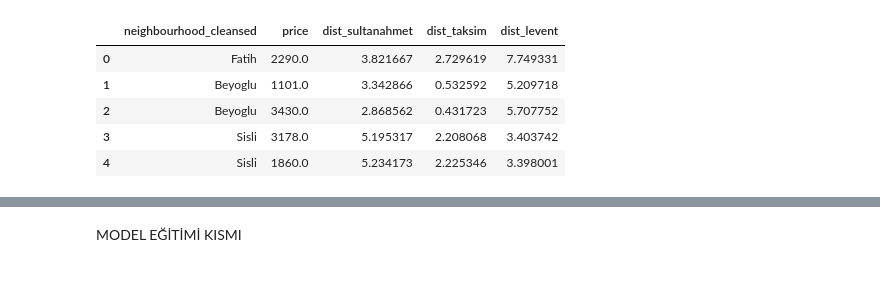
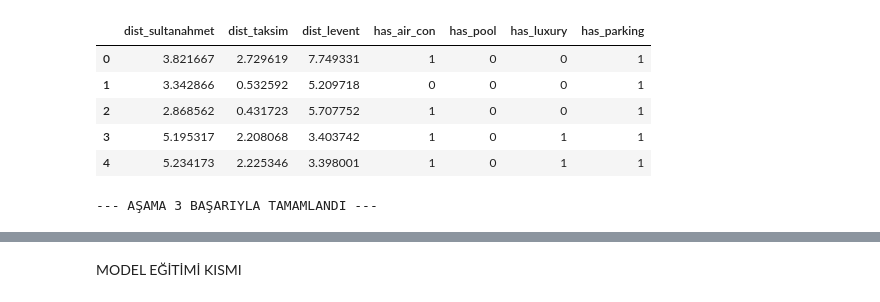
Before and after one commit to suleyolalan/AkilliSehir, a Jupyter notebook: notebooks/dataset_analys.ipynb, the cells around one changed output, grey strips where cells are left out. Drawn from its saved outputs; the diff is of its cells as text; code cells hidden in the pictures.

```diff
--- a/notebooks/dataset_analys.ipynb
+++ b/notebooks/dataset_analys.ipynb
@@ -4,21 +4,24 @@ import numpy as np
 import matplotlib.pyplot as plt
 import seaborn as sns
 
-# 1. Veriyi okuyalım (Hata almamak için bu satır mutlaka olmalı)
+print("--- 1. BLOK: VERİ YÜKLEME VE KEŞİFSEL ANALİZ BAŞLADI ---")
+
+# 1. Veriyi okuyalım
 df = pd.read_csv('../data/listings.csv')
 
-# 2. Analiz için gerekli sütunları seçelim
-cols_to_keep = ['price', 'neighbourhood_cleansed', 'room_type', 'accommodates',
+# 2. Hibrit model ve öznitelik mühendisliği için gerekli TÜM sütunları seçelim
+# GÜNCELLEME: 'id' ve 'amenities' sütunları sonraki birleştirmeler ve lüks olanak türetimleri için eklendi.
+cols_to_keep = ['id', 'price', 'neighbourhood_cleansed', 'room_type', 'accommodates',
                 'bathrooms_text', 'bedrooms', 'beds', 'number_of_reviews',
-                'review_scores_rating', 'latitude', 'longitude']
+                'review_scores_rating', 'latitude', 'longitude', 'amenities']
 
 df_subset = df[cols_to_keep].copy()
 
-# 3. Fiyat sütununu temizleyelim (SyntaxWarning hatası için 'r' eklendi)
+# 3. Fiyat sütununu temizleyelim (SyntaxWarning hatası engellendi)
 df_subset['price'] = df_subset['price'].replace(r'[\$,]', '', regex=True).astype(float)
 
 # 4. Temel istatistikleri ve eksik verileri görelim
-print("--- Eksik Veri Durumu ---")
+print("\n--- Eksik Veri Durumu ---")
 print(df_subset.isnull().sum())
 print("\n--- Veri Seti Özeti ---")
 display(df_subset.describe())
@@ -128,29 +146,43 @@ Matematiksel olarak hesaplanan fiyat sınırları: -2052.375 TL - 7804.625 TL
 # %%
 import numpy as np
+import pandas as pd
 
-# Haversine Formülü ile Uzaklık Hesaplama Fonksiyonu (BU KISIM KALMALI)
-def haversine(lat1, lon1, lat2, lon2):
-    R = 6371  # Dünya'nın yarıçapı (km)
+print("--- AŞAMA 3: COĞRAFİ MESAFE HESAPLAMA VE AMENITIES ENCODING BAŞLADI ---")
+
+# ==========================================
+# 1. KISIM: COĞRAFİ ÇOK MERKEZLİ MESAFE HESAPLAMA (GIS)
+# ==========================================
+def haversine_vec(lat1, lon1, lat2, lon2):
     phi1, phi2 = np.radians(lat1), np.radians(lat2)
-    dphi = np.radians(lat2 - lat1)
-    dlambda = np.radians(lon2 - lon1)
+    return 2 * 6371 * np.arcsin(np.sqrt(np.sin(np.radians(lat2 - lat1) / 2)**2 + np.cos(phi1) * np.cos(phi2) * np.sin(np.radians(lon2 - lon1) / 2)**2))
 
-    a = np.sin(dphi / 2)**2 + np.cos(phi1) * np.cos(phi2) * np.sin(dlambda / 2)**2
-    res = 2 * R * np.arcsin(np.sqrt(a))
-    return res
-
-# İstanbul için kritik 3 merkezi odak noktası belirliyoruz
 centers = {
-    'dist_sultanahmet': (41.0085, 28.9802),  # Tarihi Merkez
-    'dist_taksim': (41.0369, 28.9775),       # Kültür/Eğlence Merkezi
-    'dist_levent': (41.0804, 29.0112)        # İş/Finans Merkezi
+    'dist_sultanahmet': (41.0085, 28.9802),
+    'dist_taksim': (41.0369, 28.9775),
+    'dist_levent': (41.0804, 29.0112)
 }
 
-# Her bir merkez için mesafe özniteliğini otomatik türetelim
 for c_name, coords in centers.items():
-    df_clean[c_name] = haversine(df_clean['latitude'], df_clean['longitude'], coords[0], coords[1])
+    df_clean[c_name] = haversine_vec(df_clean['latitude'], df_clean['longitude'], coords[0], coords[1])
 
-# Sonucu kontrol edelim
-print("Yeni çok merkezli mesafe özellikleri başarıyla eklendi.")
-display(df_clean[['neighbourhood_cleansed', 'price', 'dist_sultanahmet', 'dist_taksim', 'dist_levent']].head())
+print("-> Çok merkezli coğrafi mesafe özellikleri başarıyla eklendi.")
+
+
+# ==========================================
+# 2. KISIM: AMENITIES (OLANAKLAR) BINARY ENCODING
+# ==========================================
+# Senin yazdığın ve kontrolünü istediğin 4 kritik kelime filtreleme adımı tam olarak buradadır:
+critical_amenities = {
+    'has_air_con': 'air conditioning',
+    'has_pool': 'pool',
+    'has_luxury': 'jacuzzi|hot tub|sauna',
+    'has_parking': 'parking'
+}
+
+for feature_name, keyword in critical_amenities.items():
+    df_clean[feature_name] = df_clean['amenities'].str.lower().str.contains(keyword, regex=True, na=False).astype(int)
+
+print("-> Amenities sütunundan lüks ve konfor özellikleri başarıyla türetildi.")
+display(df_clean[['dist_sultanahmet', 'dist_taksim', 'dist_levent', 'has_air_con', 'has_pool', 'has_luxury', 'has_parking']].head())
+print("--- AŞAMA 3 BAŞARIYLA TAMAMLANDI ---")
 # %% [output]
@@ -158,6 +192,7 @@ Yeni çok merkezli mesafe özellikleri başarıyla eklendi.
-|  | neighbourhood_cleansed | price | dist_sultanahmet | dist_taksim | dist_levent |
-| 0 | Fatih | 2290.0 | 3.821667 | 2.729619 | 7.749331 |
-| 1 | Beyoglu | 1101.0 | 3.342866 | 0.532592 | 5.209718 |
-| 2 | Beyoglu | 3430.0 | 2.868562 | 0.431723 | 5.707752 |
-| 3 | Sisli | 3178.0 | 5.195317 | 2.208068 | 3.403742 |
-| 4 | Sisli | 1860.0 | 5.234173 | 2.225346 | 3.398001 |
+|  | dist_sultanahmet | dist_taksim | dist_levent | has_air_con | has_pool | has_luxury | has_parking |
+| 0 | 3.821667 | 2.729619 | 7.749331 | 1 | 0 | 0 | 1 |
+| 1 | 3.342866 | 0.532592 | 5.209718 | 0 | 0 | 0 | 1 |
+| 2 | 2.868562 | 0.431723 | 5.707752 | 1 | 0 | 0 | 1 |
+| 3 | 5.195317 | 2.208068 | 3.403742 | 1 | 0 | 1 | 1 |
+| 4 | 5.234173 | 2.225346 | 3.398001 | 1 | 0 | 1 | 1 |
+--- AŞAMA 3 BAŞARIYLA TAMAMLANDI ---
```
Also changed, not shown: parts of 45 cells of this notebook.
